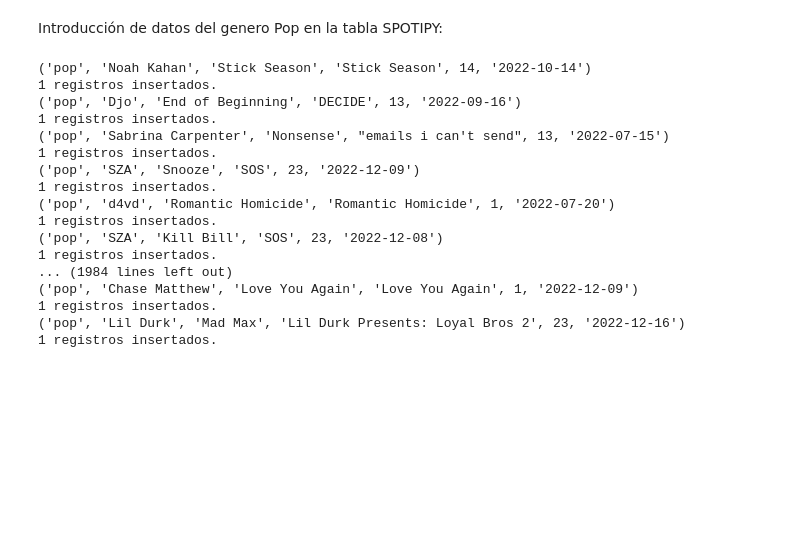
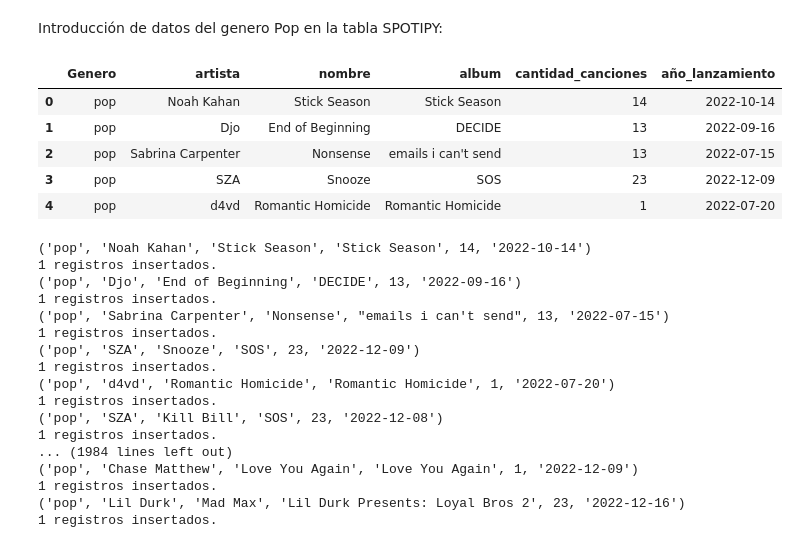
Before and after one commit to mtoledo-rgb/proyecto_spoty-api, a Jupyter notebook: Notebooks/BBDD_python_sql_VF.ipynb, the cells around one changed output. Cells and saved outputs as stored; diff of their text form; code cells hidden in the pictures; blank space fills up the shorter version.

```diff
--- a/Notebooks/BBDD_python_sql_VF.ipynb
+++ b/Notebooks/BBDD_python_sql_VF.ipynb
@@ -149,6 +161,15 @@ Introducción de datos del genero Pop en la tabla SPOTIPY:
 # Camino de donde esta el archivo csv para abrirlo como Dataframe
 
 pop_spotipy = pd.read_csv ("../Data/dataframe_pop.csv", index_col=0)
+# %%
+pop_spotipy.head()
+# %% [output]
+|  | Genero | artista | nombre | album | cantidad_canciones | año_lanzamiento |
+| 0 | pop | Noah Kahan | Stick Season | Stick Season | 14 | 2022-10-14 |
+| 1 | pop | Djo | End of Beginning | DECIDE | 13 | 2022-09-16 |
+| 2 | pop | Sabrina Carpenter | Nonsense | emails i can't send | 13 | 2022-07-15 |
+| 3 | pop | SZA | Snooze | SOS | 23 | 2022-12-09 |
+| 4 | pop | d4vd | Romantic Homicide | Romantic Homicide | 1 | 2022-07-20 |
 # %%
 # Insertar la columna 'genero' para poder identificar estos datos en la tabla
 
```
Also changed, not shown: parts of 8 cells of this notebook.
